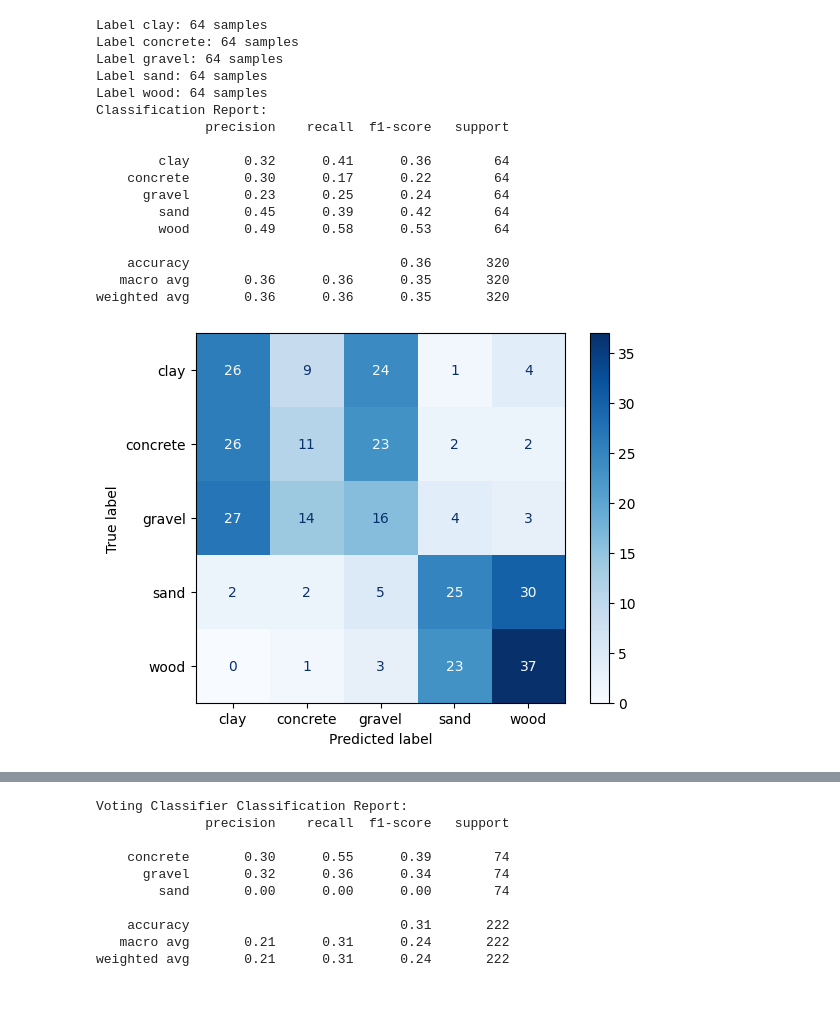
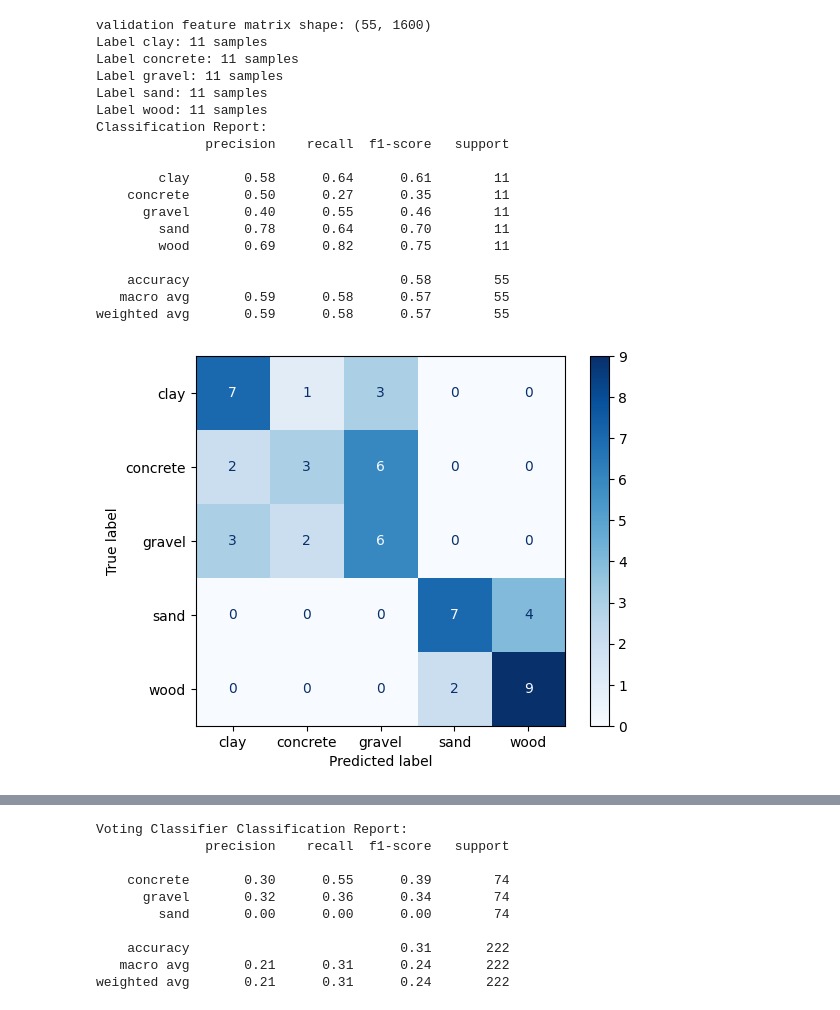
Before and after one commit to brolinA/terrain_property_prediction, a Jupyter notebook: src/training_workbook.ipynb, the cells around one changed output, grey strips where cells are left out. Drawn from its saved outputs; the diff is of its cells as text; code cells hidden in the pictures.

Commit message:
update training workbook.

```diff
--- a/src/training_workbook.ipynb
+++ b/src/training_workbook.ipynb
@@ -54,16 +70,16 @@ svm_classifier = SVMClassification(data_labels)
 
 # Load the data
 # cmp = ['x', 'y', 'z']
-cmp = ['x', 'z']
+# cmp = ['x', 'z']
 # lgs = ['rl', 'rr']
 lgs = ['fl', 'fr', 'rl', 'rr']
-# cmp = ['z']
+cmp = ['z']
 # augment_types = ['add_noise', 'signal_inversion']
 # params = [0.1, ""]
 
-norm_data = True
+comb_legs = True
+norm_data = False
 comb_comps = True
-comb_legs = True
 aug_data = False
 augment_types = ['add_noise', 'time_shift',]
 params = [0.1, 25,]
@@ -73,10 +89,11 @@ svm_classifier.create_feature_matrix_and_label(normalize_data=norm_data,
                             combine_components=comb_comps,
                             combine_legs = comb_legs,
                             augment_data=aug_data,
-                            data_padding_size=70,
+                            data_padding_size=80,
                             augmetation_types=augment_types,
-                            augment_params=params,)
-
+                            augment_params=params,
+                            )
+unfiltered_train_labels = svm_classifier.labels.copy()
 svm_classifier.feature_matrix, svm_classifier.labels = adjust_same_length(svm_classifier.feature_matrix, svm_classifier.labels)
 
 unique_labels, label_counts = np.unique(svm_classifier.labels, return_counts=True)
@@ -154,66 +151,53 @@ weighted avg       0.56      0.56      0.56       341
 # %%
-files_to_test = {
-    # "sand": ["trial5.csv", "trial6.csv", "trial7.csv", "trial8.csv"],
-    # "concrete": ["trial5.csv", "trial6.csv", "trial7.csv", "trial8.csv"],
-    # "gravel": ["trial5.csv", "trial6.csv", "trial7.csv", "trial8.csv"],
-    "sand":     ["trial8.csv",],
-    "wood":   ["trial8.csv",],
-    "concrete": ["trial8.csv",],
-    "gravel":   ["trial8.csv",],
-    "clay":   ["trial8.csv",],
-}
-
-test_data = {}
-for key_ in files_to_test.keys():
-    for file_ in files_to_test[key_]:
-        test_data[os.path.join(parent_dir, 'data', key_, file_)] = key_
 
 validation_classifier = SVMClassification(test_data)
 validation_classifier.create_feature_matrix_and_label(normalize_data=norm_data,
                             legs=lgs,
                             components=cmp,
                             combine_components=comb_comps,
-                            combine_legs = comb_legs,
+                            combine_legs = True,
                             augment_data=False,
-                            data_padding_size=70,
+                            data_padding_size=80,
                             augmetation_types=augment_types,
                             augment_params=params,
+                            feature_level=None,
                             )
-
+org_validation_labels = validation_classifier.labels.copy()
 validation_classifier.feature_matrix, validation_classifier.labels = adjust_same_length(validation_classifier.feature_matrix, validation_classifier.labels)
-
+print(f"validation feature matrix shape: {validation_classifier.feature_matrix.shape}")
 unique_labels, label_counts = np.unique(validation_classifier.labels, return_counts=True)
 for label, count in zip(unique_labels, label_counts):
     print(f"Label {label}: {count} samples")
 
 # print(f"ratio {max(label_counts)/min(label_counts)}")
 
 # scaler = StandardScaler()
 # features_ = scaler.fit_transform(validation_classifier.feature_matrix)
 features_ = svm_classifier.scaler.transform(validation_classifier.feature_matrix)
-# features_ = svm_classifier.feature_matrix
+# features_ = validation_classifier.feature_matrix
 true_labels_ = validation_classifier.labels
 predictions_ = svm_classifier.latest_model.predict(features_)
 # Print the classification report
 print("Classification Report:")
 print(classification_report(true_labels_, predictions_))
 cm = ConfusionMatrixDisplay.from_predictions(true_labels_, predictions_, display_labels=svm_classifier.latest_model.classes_, cmap='Blues')
 # %% [output]
-Label clay: 64 samples
-Label concrete: 64 samples
-Label gravel: 64 samples
-Label sand: 64 samples
-Label wood: 64 samples
+validation feature matrix shape: (55, 1600)
+Label clay: 11 samples
+Label concrete: 11 samples
+Label gravel: 11 samples
+Label sand: 11 samples
+Label wood: 11 samples
 Classification Report:
               precision    recall  f1-score   support
 
-        clay       0.32      0.41      0.36        64
-    concrete       0.30      0.17      0.22        64
-      gravel       0.23      0.25      0.24        64
-        sand       0.45      0.39      0.42        64
-        wood       0.49      0.58      0.53        64
+        clay       0.58      0.64      0.61        11
+    concrete       0.50      0.27      0.35        11
+      gravel       0.40      0.55      0.46        11
+        sand       0.78      0.64      0.70        11
+        wood       0.69      0.82      0.75        11
 
-    accuracy                           0.36       320
-   macro avg       0.36      0.36      0.35       320
-weighted avg       0.36      0.36      0.35       320
+    accuracy                           0.58        55
+   macro avg       0.59      0.58      0.57        55
+weighted avg       0.59      0.58      0.57        55
-[figure, old version]
+[figure, new version]
```
Also changed, not shown: parts of 11 cells of this notebook.
